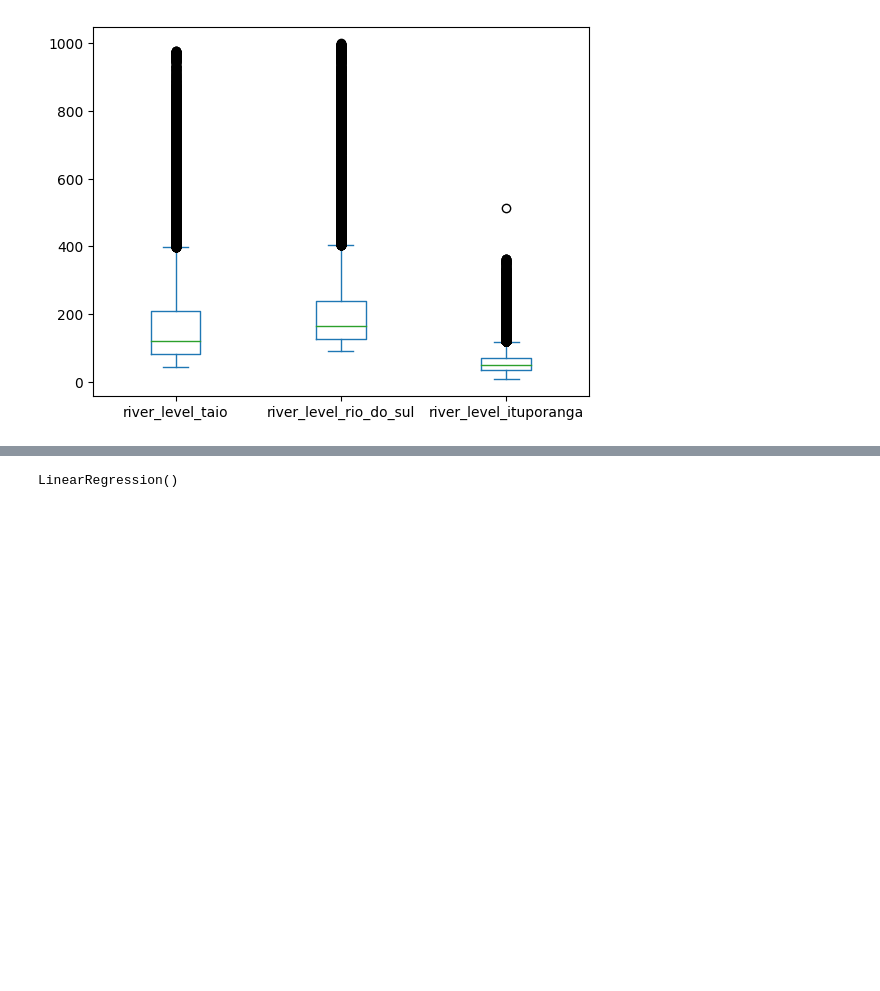
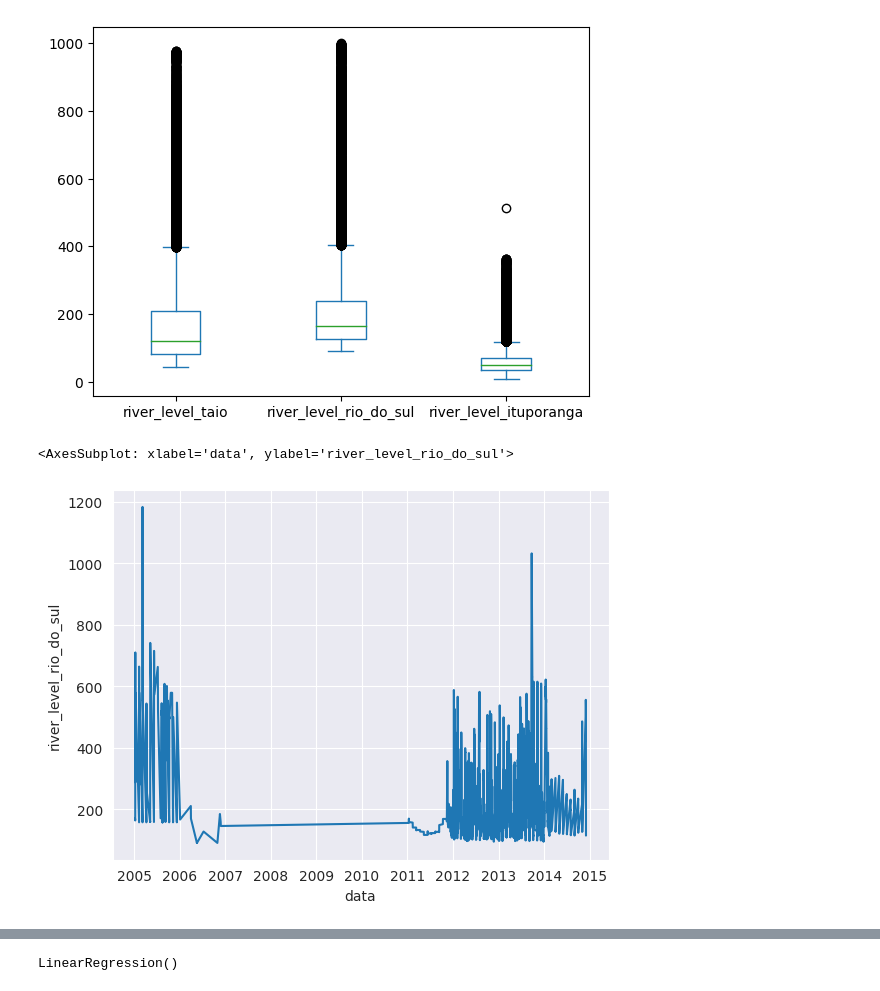
Before and after one commit to FelipeGXavier/ml, a Jupyter notebook: linear-regression/river-predict/analise_chuva_regressao.ipynb, the cells around one changed output, grey strips where cells are left out. Cells and saved outputs as stored; diff of their text form; code cells hidden in the pictures; blank space fills up the shorter version.

```diff
--- a/linear-regression/river-predict/analise_chuva_regressao.ipynb
+++ b/linear-regression/river-predict/analise_chuva_regressao.ipynb
@@ -133,3 +143,9 @@ df_plot.plot.box()
 # %% [output]
 <AxesSubplot: >
 [figure]
+# %%
+# Relação tempo x nível do rio em Rio do Sul
+sns.lineplot(data=df, x='data', y='river_level_rio_do_sul')
+# %% [output]
+<AxesSubplot: xlabel='data', ylabel='river_level_rio_do_sul'>
+[figure, added]
```
Also changed, not shown: parts of 16 cells of this notebook.
